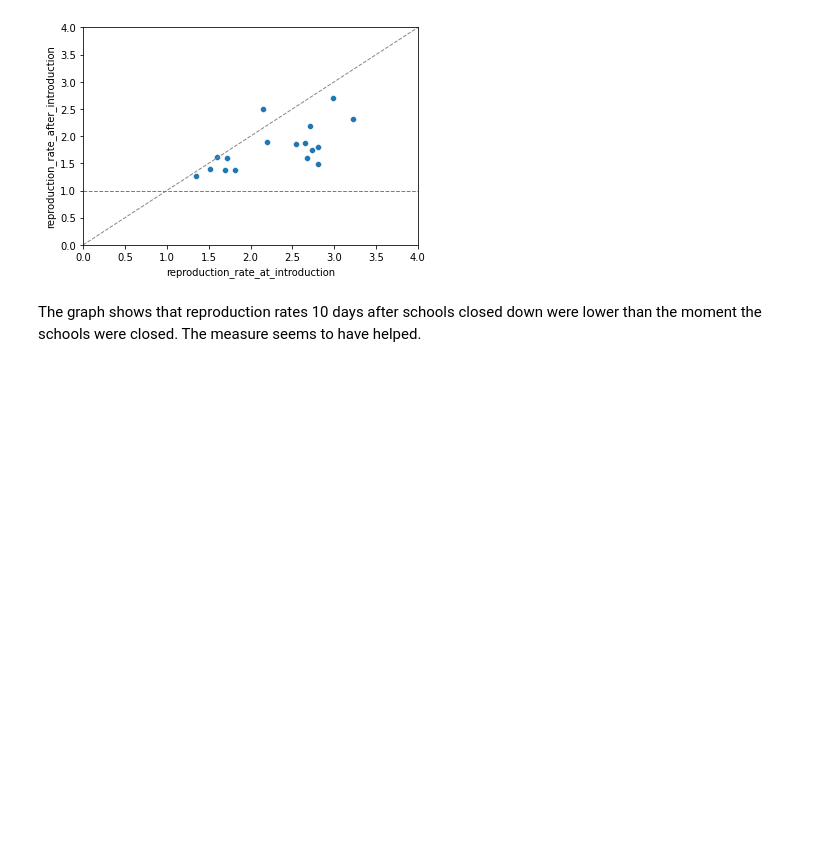
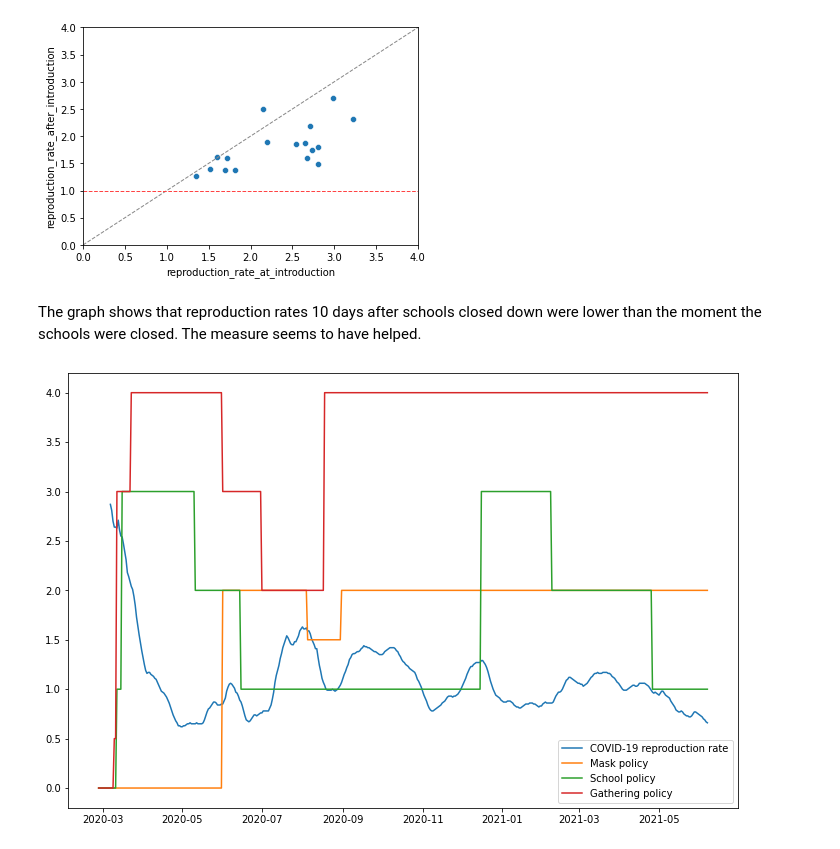
Before and after one commit to hdeweerd/aihackcovid, a Jupyter notebook: notebooks/masks.ipynb, the cells around one changed output. Saved outputs shown, nothing was run; the diff lists cells and outputs as text; code cells hidden in the pictures; blank space fills up the shorter version.

```diff
--- a/notebooks/masks.ipynb
+++ b/notebooks/masks.ipynb
@@ -322,0 +350,14 @@ The graph shows that reproduction rates 10 days after schools closed down were l
+# %%
+data_slice = full_data[full_data.index.get_level_values(0)=="NLD"]
+data_slice["reproduction_rate"].head()
+
+fig, ax = plt.subplots(figsize=(12,8))
+ax.plot(data_slice.index.get_level_values(1), data_slice["reproduction_rate"], label="COVID-19 reproduction rate")
+ax.plot(data_slice.index.get_level_values(1), data_slice["H6_combined_numeric"], label="Mask policy")
+ax.plot(data_slice.index.get_level_values(1), data_slice["C1_combined_numeric"], label="School policy")
+ax.plot(data_slice.index.get_level_values(1), data_slice["C4_combined_numeric"], label="Gathering policy")
+ax.legend()
+
+plt.savefig("../images/NLD_reproduction_rate_and_policies.png")
+# %% [output]
+[figure, added]
```
Also changed, not shown: parts of 5 cells of this notebook.
